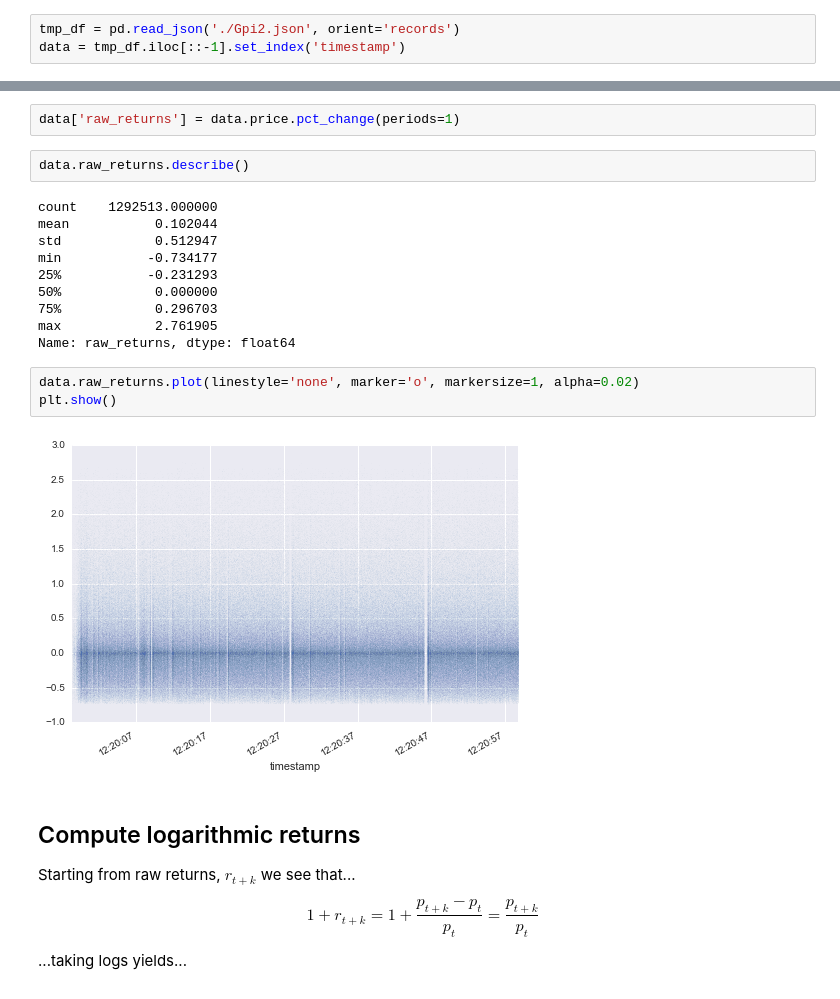
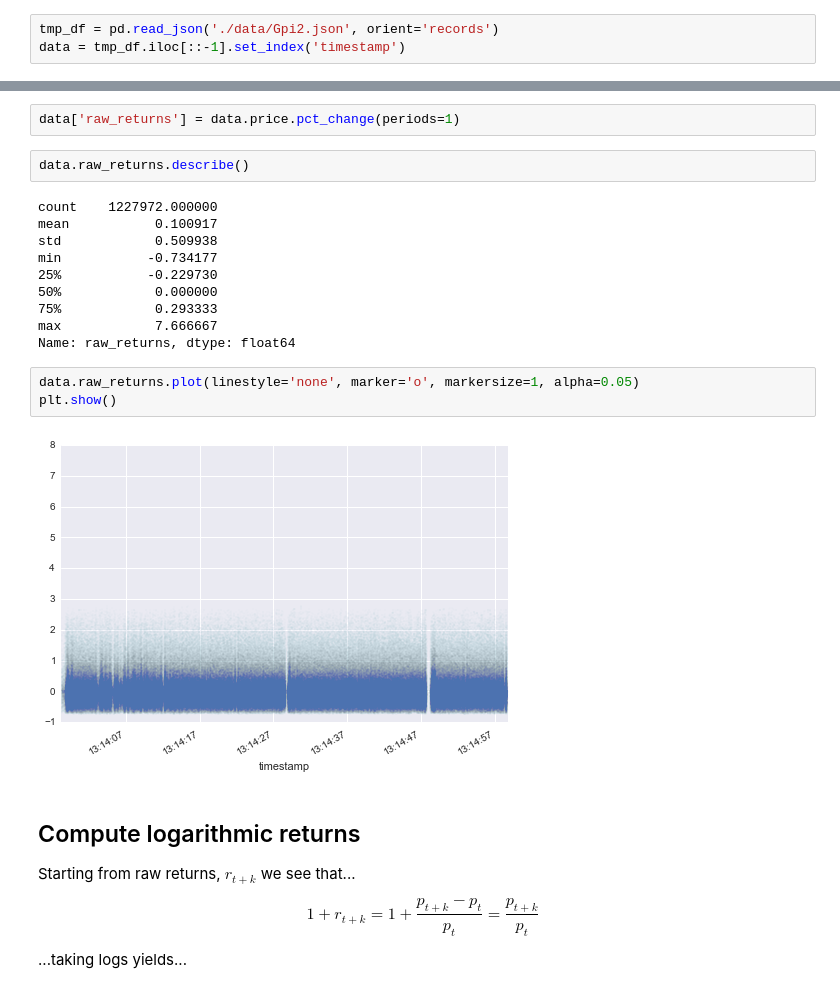
Before and after one commit to ScalABM/models-library, a Jupyter notebook: gode-sunder/gode-sunder-model.ipynb, the cells around one changed output, grey strips where cells are left out. Cells and saved outputs as stored; diff of their text form.

```diff
--- a/gode-sunder/gode-sunder-model.ipynb
+++ b/gode-sunder/gode-sunder-model.ipynb
@@ -40,5 +32,5 @@ cd'./data'
 # %%
-tmp_df = pd.read_json('./Gpi2.json', orient='records')
+tmp_df = pd.read_json('./data/Gpi2.json', orient='records')
 data = tmp_df.iloc[::-1].set_index('timestamp')
 # %%
 data.head()
@@ -112,20 +104,20 @@ data['raw_returns'] = data.price.pct_change(periods=1)
 # %%
 data.raw_returns.describe()
 # %% [output]
-count    1292513.000000
-mean           0.102044
-std            0.512947
+count    1227972.000000
+mean           0.100917
+std            0.509938
 min           -0.734177
-25%           -0.231293
+25%           -0.229730
 50%            0.000000
-75%            0.296703
-max            2.761905
+75%            0.293333
+max            7.666667
 Name: raw_returns, dtype: float64
 # %%
-data.raw_returns.plot(linestyle='none', marker='o', markersize=1, alpha=0.02)
+data.raw_returns.plot(linestyle='none', marker='o', markersize=1, alpha=0.05)
 plt.show()
 # %% [output]
-[figure, old version]
+[figure, new version]
 # %% [markdown]
 ## Compute logarithmic returns
 
```
Also changed, not shown: parts of 13 cells of this notebook.
